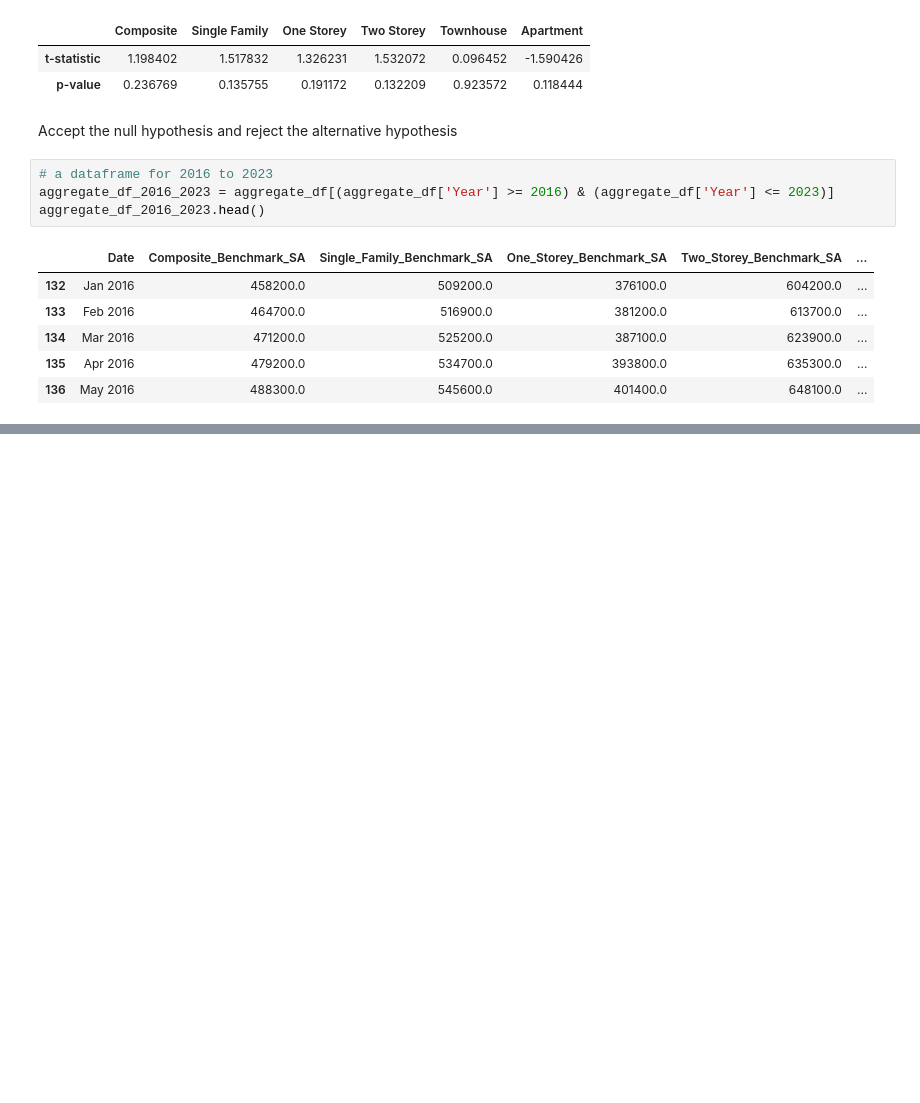
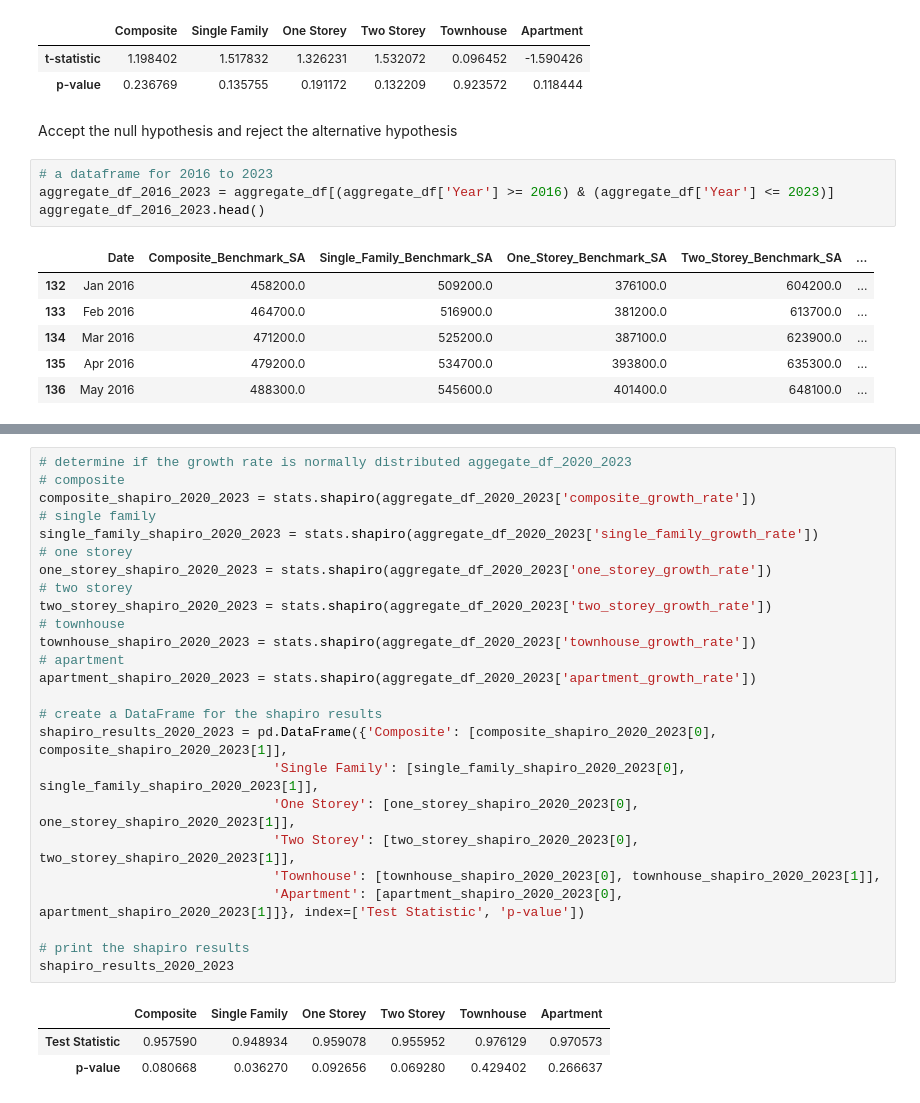
Before and after one commit to JasleenShergill/Covid-s-Effect-on-Real-Estate, a Jupyter notebook: Avg_Home_Price_Pre_Post_Covid.ipynb, the cells around one changed output, grey strips where cells are left out. Cells and saved outputs as stored; diff of their text form; blank space fills up the shorter version.

```diff
--- a/Avg_Home_Price_Pre_Post_Covid.ipynb
+++ b/Avg_Home_Price_Pre_Post_Covid.ipynb
@@ -119,0 +183,29 @@ plt.show()
+# %%
+# determine if the growth rate is normally distributed aggegate_df_2020_2023
+# composite
+composite_shapiro_2020_2023 = stats.shapiro(aggregate_df_2020_2023['composite_growth_rate'])
+# single family
+single_family_shapiro_2020_2023 = stats.shapiro(aggregate_df_2020_2023['single_family_growth_rate'])
+# one storey
+one_storey_shapiro_2020_2023 = stats.shapiro(aggregate_df_2020_2023['one_storey_growth_rate'])
+# two storey
+two_storey_shapiro_2020_2023 = stats.shapiro(aggregate_df_2020_2023['two_storey_growth_rate'])
+# townhouse
+townhouse_shapiro_2020_2023 = stats.shapiro(aggregate_df_2020_2023['townhouse_growth_rate'])
+# apartment
+apartment_shapiro_2020_2023 = stats.shapiro(aggregate_df_2020_2023['apartment_growth_rate'])
+
+# create a DataFrame for the shapiro results
+shapiro_results_2020_2023 = pd.DataFrame({'Composite': [composite_shapiro_2020_2023[0], composite_shapiro_2020_2023[1]],
+                              'Single Family': [single_family_shapiro_2020_2023[0], single_family_shapiro_2020_2023[1]],
+                              'One Storey': [one_storey_shapiro_2020_2023[0], one_storey_shapiro_2020_2023[1]],
+                              'Two Storey': [two_storey_shapiro_2020_2023[0], two_storey_shapiro_2020_2023[1]],
+                              'Townhouse': [townhouse_shapiro_2020_2023[0], townhouse_shapiro_2020_2023[1]],
+                              'Apartment': [apartment_shapiro_2020_2023[0], apartment_shapiro_2020_2023[1]]}, index=['Test Statistic', 'p-value'])
+
+# print the shapiro results
+shapiro_results_2020_2023
+# %% [output]
+|  | Composite | Single Family | One Storey | Two Storey | Townhouse | Apartment |
+| Test Statistic | 0.957590 | 0.948934 | 0.959078 | 0.955952 | 0.976129 | 0.970573 |
+| p-value | 0.080668 | 0.036270 | 0.092656 | 0.069280 | 0.429402 | 0.266637 |
```
Also changed, not shown: parts of 8 cells of this notebook, 3 other files.
